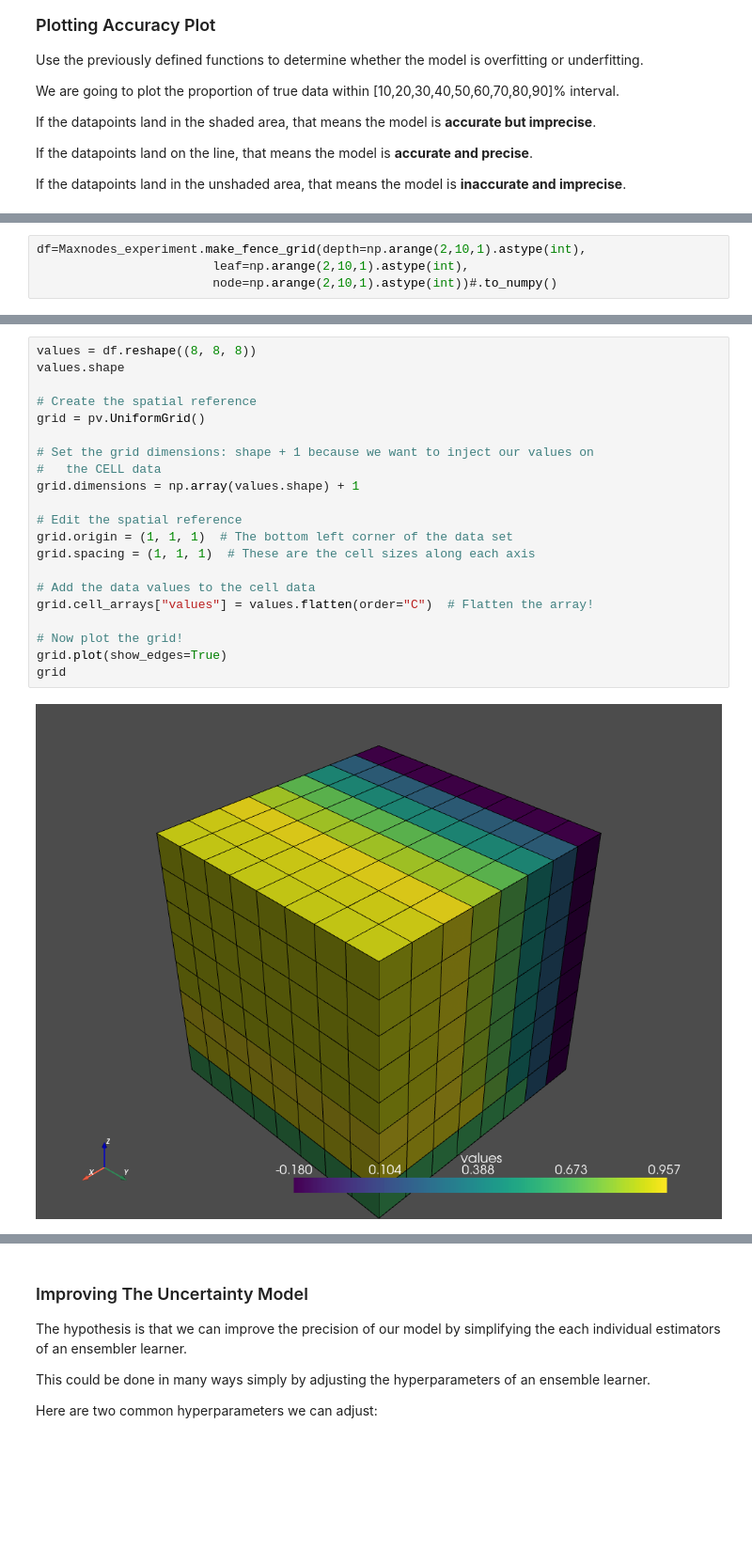
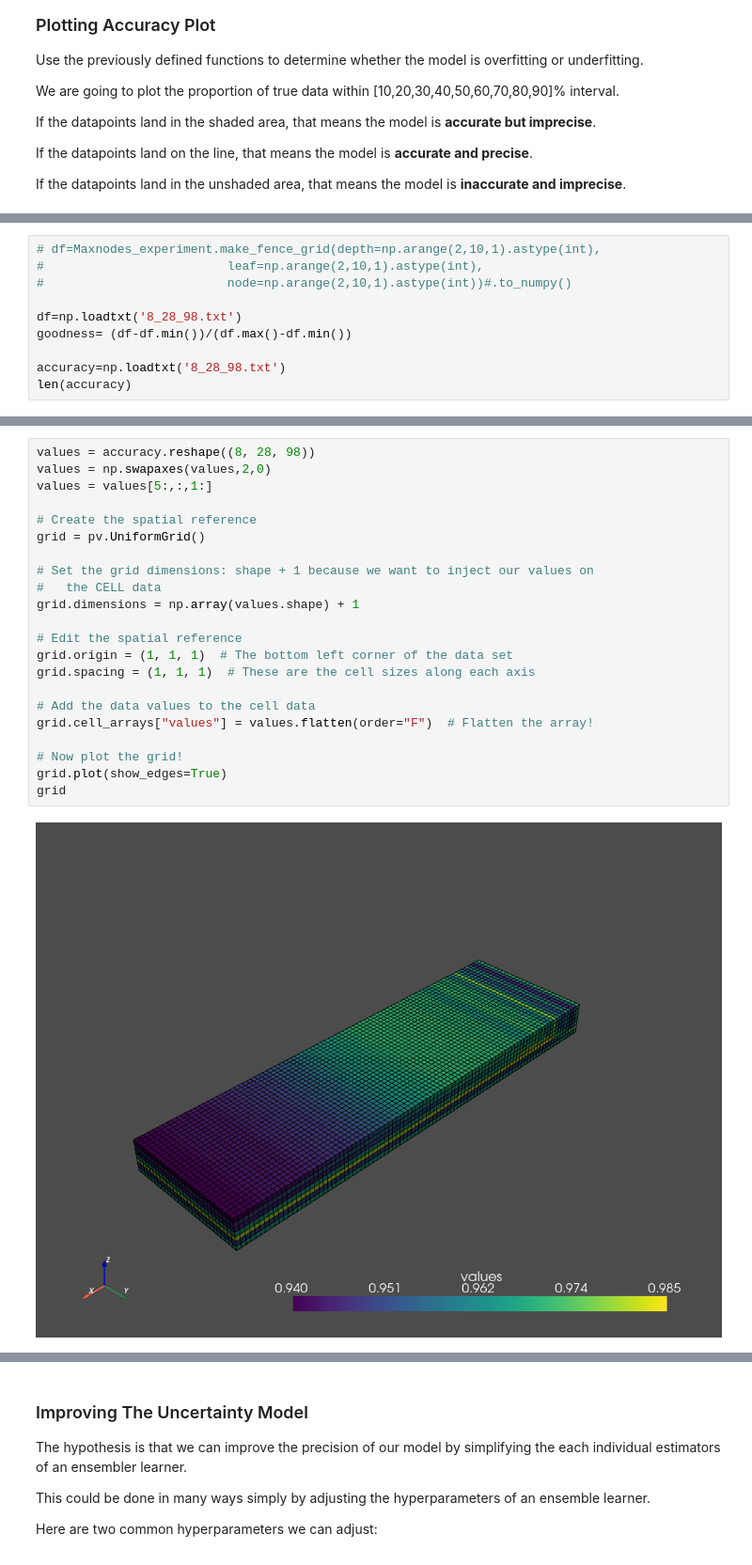
Before and after one commit to zzk413/Ensemble-Learner-Uncertainty-Modeling, a Jupyter notebook: Uncertainty Workflow Object-Oriented.ipynb, the cells around one changed output, grey strips where cells are left out. Shown at 94% size. Drawn from its saved outputs; the diff is of its cells as text; blank space fills up the shorter version.

```diff
--- a/Uncertainty Workflow Object-Oriented.ipynb
+++ b/Uncertainty Workflow Object-Oriented.ipynb
@@ -355,4 +407,10 @@ Maxnodes_experiment.accuracy_plot()
 # %%
-df=Maxnodes_experiment.make_fence_grid(depth=np.arange(2,10,1).astype(int),
-                        leaf=np.arange(2,10,1).astype(int),
-                        node=np.arange(2,10,1).astype(int))#.to_numpy()
+# df=Maxnodes_experiment.make_fence_grid(depth=np.arange(2,10,1).astype(int),
+#                         leaf=np.arange(2,10,1).astype(int),
+#                         node=np.arange(2,10,1).astype(int))#.to_numpy()
+
+df=np.loadtxt('8_28_98.txt')
+goodness= (df-df.min())/(df.max()-df.min())
+
+accuracy=np.loadtxt('8_28_98.txt')
+len(accuracy)
@@ -389,24 +422,25 @@ array([-0.18      ,  0.19824   ,  0.63668408,  0.63668408,  0.63668408,
 # %%
-values = df.reshape((8, 8, 8))
-values.shape
+values = accuracy.reshape((8, 28, 98))
+values = np.swapaxes(values,2,0)
+values = values[5:,:,1:]
 
 # Create the spatial reference
 grid = pv.UniformGrid()
 
 # Set the grid dimensions: shape + 1 because we want to inject our values on
 #   the CELL data
 grid.dimensions = np.array(values.shape) + 1
 
 # Edit the spatial reference
 grid.origin = (1, 1, 1)  # The bottom left corner of the data set
 grid.spacing = (1, 1, 1)  # These are the cell sizes along each axis
 
 # Add the data values to the cell data
-grid.cell_arrays["values"] = values.flatten(order="C")  # Flatten the array!
+grid.cell_arrays["values"] = values.flatten(order="F")  # Flatten the array!
 
 # Now plot the grid!
 grid.plot(show_edges=True)
 grid
 # %% [output]
-[figure, old version]
+[figure, new version]
 | Header | Data Arrays |
```
Also changed, not shown: parts of 10 cells of this notebook.
